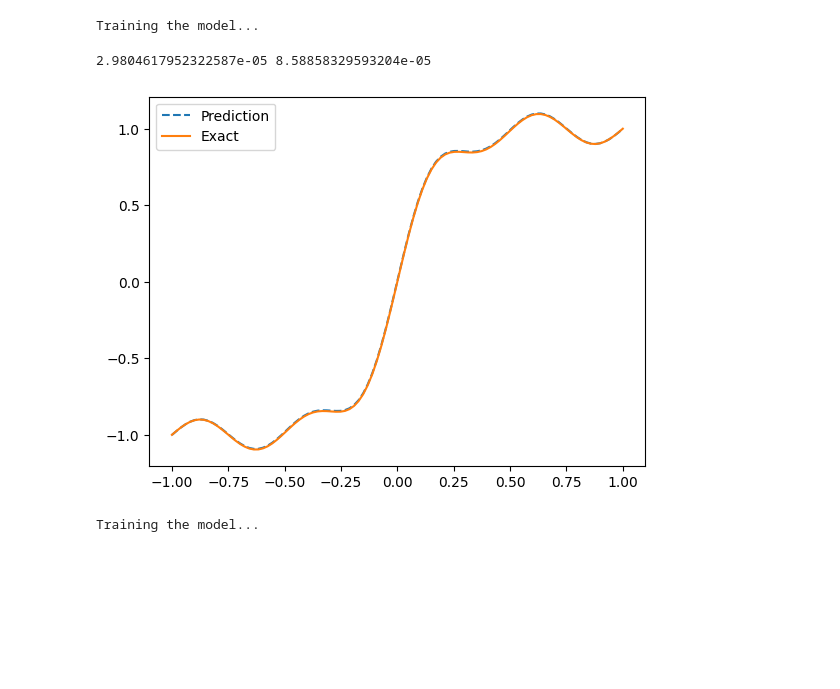
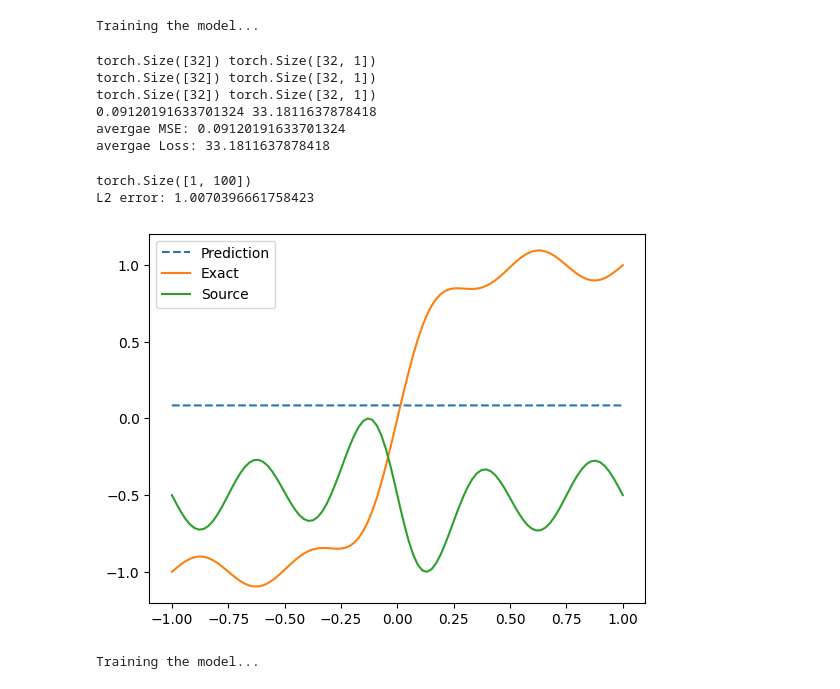
Before and after one commit to Mohammed-khlifi/NeuralPDE-Solver, a Jupyter notebook: main.ipynb, the cells around one changed output. Cells and saved outputs as stored; diff of their text form; code cells hidden in the pictures; blank space fills up the shorter version.

```diff
--- a/main.ipynb
+++ b/main.ipynb
@@ -32,20 +124,21 @@ f = lambda x: (-1.6 * (torch.pi**2) * torch.sin(torch.pi * x * 4) - 50 * torch.t
 
 u_exact = lambda x: 0.1*torch.sin(torch.pi*x*4) + torch.tanh(5*x)
 # %%
-lploss = LpLoss(d=1, p=1, size_average=True, reduction=True)
-v_loss = VariationalLoss(dim=1, dx=1/32, reduction="mean" , integration_method="simpson")
+import numpy as np
+#lploss = LpLoss(d=1, p=1, reduction=True)
+#v_loss = VariationalLoss(dim=1, dx=1/32, reduction="mean" , integration_method="simpson")
 
-solver = Solver(hidden_size=50, num_layers=2, learning_rate=0.001, device=None, wandb_logs=False, name=None)
-TF =True
+solver = Solver(hidden_size=100, num_layers=1, learning_rate=0.01, device=None, wandb_logs=False, name=None)
+TF =False
 
 pde_configurations = OperatorConfig(
             operator=operator,
-            weight= torch.tensor(1.0),
+            weight= torch.tensor(2.0),
             source_function=f,
             u_exact=u_exact,
             trainable=TF,
-            weight_function= lambda x: torch.abs(-x),
-            pde_loss = v_loss,
+            weight_function= lambda x: torch.exp(-x),
+            pde_loss = None,
             adaptive_nodes = 0,
             update_rate = 100,
 
@@ -55,7 +148,7 @@ bcs = [
         BoundaryCondition(
             type=BoundaryType.DIRICHLET,
             location=BoundaryLocation.X_MAX,
-            value= torch.tensor(1.0),
+            value= 1 ,
             weight=torch.tensor(1.0),
             trainable=TF,
             weight_function= lambda x: torch.exp(-x),
@@ -65,34 +158,52 @@ bcs = [
         BoundaryCondition(
             type=BoundaryType.DIRICHLET,
             location=BoundaryLocation.X_MIN,
-            value= torch.tensor(-1.0),
+            value=-1,
             weight=torch.tensor(1.0),
             trainable=TF,
             weight_function = lambda x: torch.exp(-x) ,
         )
     ]
 
+MSE = []
+Loss = []
+
+for i in range(1):
+    model ,mse , loss , new_coords , risid = solver.solve(dimensions =1, epochs = 3 , coords = coords, pde_configurations = pde_configurations, boundary_conditions = bcs)
+    MSE.append(mse)
+    Loss.append(loss)
+    print(mse, loss)
 
 
-
-model , mse , loss , coords , risid = solver.solve(dimensions = 1, epochs = 1000 , coords = coords, pde_configurations = pde_configurations, boundary_conditions = bcs)
-
-
-print(mse, loss)
+print(f"avergae MSE: {np.mean(MSE)}")
+print(f"avergae Loss: {np.mean(Loss)}")
 # %% [output]
 Training the model...
-2.9804617952322587e-05 8.58858329593204e-05
+torch.Size([32]) torch.Size([32, 1])
+torch.Size([32]) torch.Size([32, 1])
+torch.Size([32]) torch.Size([32, 1])
+0.09120191633701324 33.1811637878418
+avergae MSE: 0.09120191633701324
+avergae Loss: 33.1811637878418
 # %%
 x = torch.linspace(-1, 1 , 100).to(device)
-u_pred = model(x.unsqueeze(1))
+print(x.unsqueeze(0).shape)
+f_exact = (f(x) - f(x).max())/(f(x).max() - f(x).min())
+u_pred = model(f_exact.unsqueeze(1))
+exact = u_exact(x.unsqueeze(-1))
 
 
+l2 = lploss(u_pred, exact)
+print(f"L2 error: {l2}")
 plt.plot(x.cpu().detach().numpy().squeeze(), u_pred.cpu().detach().numpy().squeeze(), label="Prediction", linestyle="--")
 plt.plot(x.cpu().detach().numpy().squeeze(), u_exact(x).cpu().detach().numpy().squeeze(), label="Exact")
+plt.plot(x.cpu().detach().numpy().squeeze(), f_exact.cpu().detach().numpy().squeeze(), label="Source")
 plt.legend()
 plt.show()
 # %% [output]
+torch.Size([1, 100])
+L2 error: 1.0070396661758423
-[figure, old version]
+[figure, new version]
 # %%
 pde_configurations = OperatorConfig(
             operator=operator,
```
Also changed, not shown: parts of 10 cells of this notebook, 23 other files.
